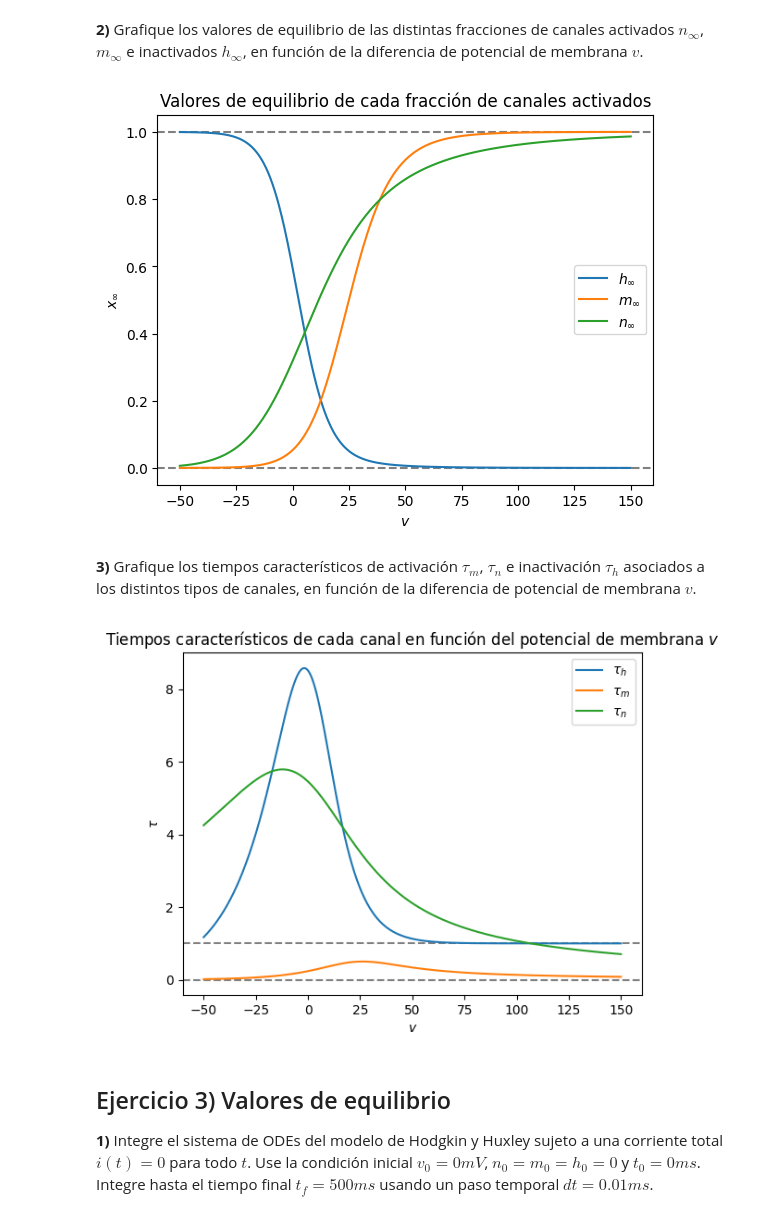
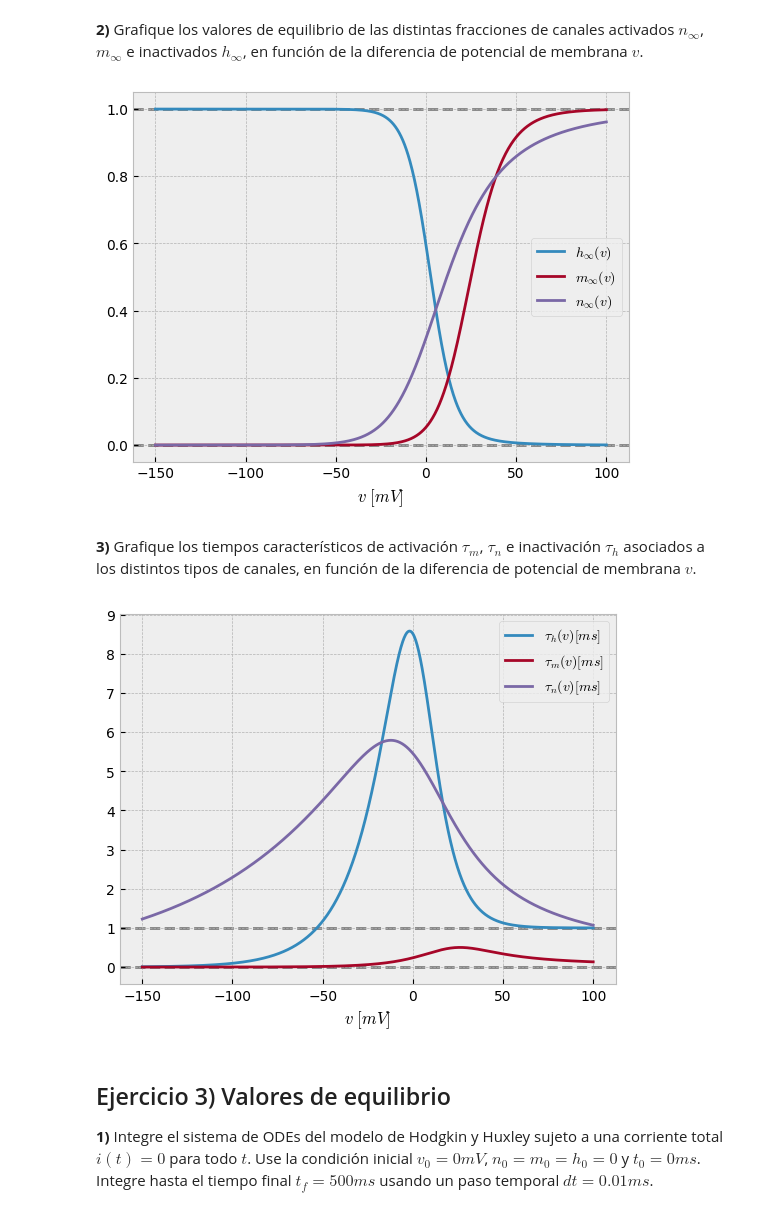
Before and after one commit to basbenja/RedesNeuronales-TrabajosPracticos, a Jupyter notebook: TP1/TrabajoPractico1.ipynb, the cells around one changed output. Drawn from its saved outputs; the diff is of its cells as text; code cells hidden in the pictures.

```diff
--- a/TP1/TrabajoPractico1.ipynb
+++ b/TP1/TrabajoPractico1.ipynb
@@ -189,6 +189,7 @@ import numpy as np
 import scipy as sp
 import scipy.linalg as linalg
 import matplotlib.pyplot as plt
+plt.style.use('bmh')
 # %%
 # 1.b)
 # https://stackoverflow.com/questions/48905127/importing-py-files-in-google-colab
@@ -419,42 +420,39 @@ f = lambda x, t, p: np.array([
 # %% [markdown]
 **2)** Grafique los valores de equilibrio de las distintas fracciones de canales activados $n_{\infty}$, $m_{\infty}$ e inactivados $h_{\infty}$, en función de la diferencia de potencial de membrana $v$.
 # %%
-vs = np.linspace(-50,150,1000)
+vs = np.linspace(-150,100,1000)
 hs = h_inf(vs)
 ms = m_inf(vs)
 ns = n_inf(vs)
 
-plt.xlabel('$v$')
-plt.ylabel('$x_{\\infty}$')
-plt.plot(vs, hs,label='$h_{\\infty}$')
-plt.plot(vs, ms,label='$m_{\\infty}$')
-plt.plot(vs, ns,label='$n_{\\infty}$')
+plt.xlabel('$v \ [mV]$')
+plt.plot(vs, hs, label='$h_{\\infty}(v)$')
+plt.plot(vs, ms, label='$m_{\\infty}(v)$')
+plt.plot(vs, ns, label='$n_{\\infty}(v)$')
 plt.axhline(0, color='grey', linestyle='--', zorder=-5)
 plt.axhline(1, color='grey', linestyle='--', zorder=-5)
-plt.title("Valores de equilibrio de cada fracción de canales activados")
 plt.legend()
 plt.show()
 # %% [output]
-[figure, old version]
+[figure, new version]
 # %% [markdown]
 **3)** Grafique los tiempos característicos de activación $\tau_m$, $\tau_n$ e inactivación $\tau_h$ asociados a los distintos tipos de canales, en función de la diferencia de potencial de membrana $v$.
 # %%
 tau_hs = tau_h(vs)
 tau_ms = tau_m(vs)
 tau_ns = tau_n(vs)
 
-plt.xlabel('$v$')
-plt.ylabel('$\\tau$')
-plt.plot(vs, tau_hs, label='$\\tau_{h}$')
-plt.plot(vs, tau_ms, label='$\\tau_{m}$')
-plt.plot(vs, tau_ns, label='$\\tau_{n}$')
+plt.xlabel('$v \ [mV]$')
+plt.yticks(list(range(10)))
+plt.plot(vs, tau_hs, label='$\\tau_{h}(v) [ms]$')
+plt.plot(vs, tau_ms, label='$\\tau_{m}(v) [ms]$')
+plt.plot(vs, tau_ns, label='$\\tau_{n}(v) [ms]$')
 plt.axhline(0, color='grey', linestyle='--', zorder=-5)
 plt.axhline(1, color='grey', linestyle='--', zorder=-5)
-plt.title("Tiempos característicos de cada canal en función del potencial de membrana $v$")
 plt.legend()
 plt.show()
 # %% [output]
-[figure, old version]
+[figure, new version]
 # %% [markdown]
 ## Ejercicio 3) Valores de equilibrio
 
```
Also changed, not shown: parts of 20 cells of this notebook, 18 other files.
